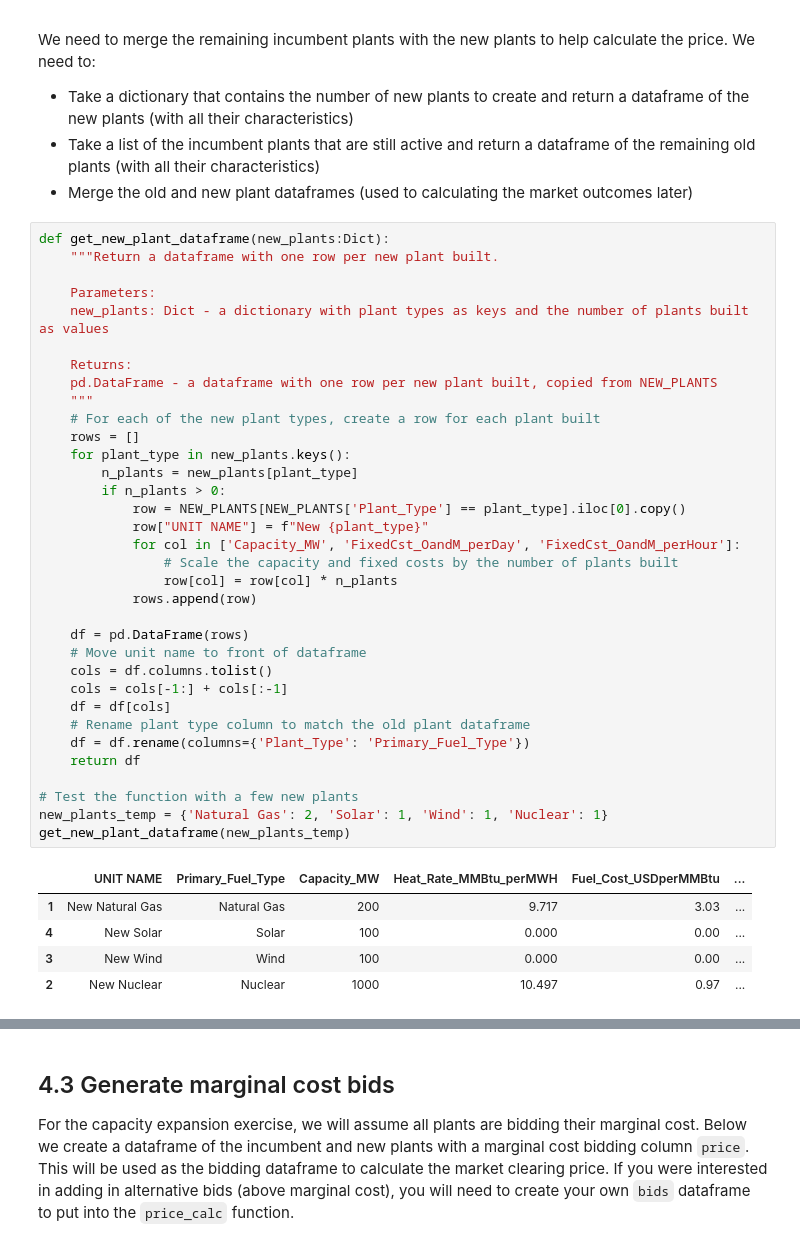
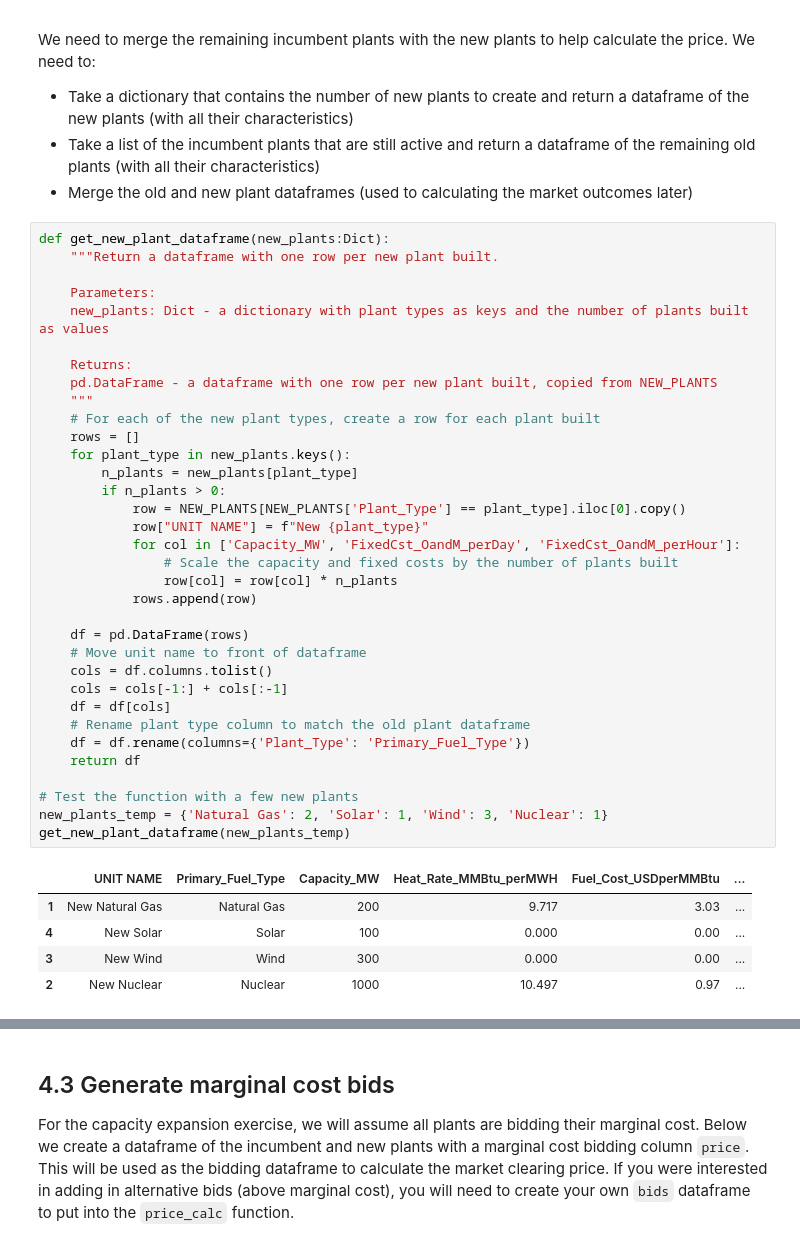
Before and after one commit to ds-modules/EEP-147-SP25, a Jupyter notebook: ESG-Analysis/ESG_CapacityExpansion_v2025.7.ipynb, the cells around one changed output, grey strips where cells are left out. Saved outputs shown, nothing was run; the diff lists cells and outputs as text.

```diff
--- a/ESG-Analysis/ESG_CapacityExpansion_v2025.7.ipynb
+++ b/ESG-Analysis/ESG_CapacityExpansion_v2025.7.ipynb
@@ -375,35 +382,35 @@ def get_new_plant_dataframe(new_plants:Dict):
     Returns:
     pd.DataFrame - a dataframe with one row per new plant built, copied from NEW_PLANTS
     """
     # For each of the new plant types, create a row for each plant built
     rows = []
     for plant_type in new_plants.keys():
         n_plants = new_plants[plant_type]
         if n_plants > 0:
             row = NEW_PLANTS[NEW_PLANTS['Plant_Type'] == plant_type].iloc[0].copy()
             row["UNIT NAME"] = f"New {plant_type}"
             for col in ['Capacity_MW', 'FixedCst_OandM_perDay', 'FixedCst_OandM_perHour']:
                 # Scale the capacity and fixed costs by the number of plants built
                 row[col] = row[col] * n_plants
             rows.append(row)
 
     df = pd.DataFrame(rows)
     # Move unit name to front of dataframe
     cols = df.columns.tolist()
     cols = cols[-1:] + cols[:-1]
     df = df[cols]
     # Rename plant type column to match the old plant dataframe
     df = df.rename(columns={'Plant_Type': 'Primary_Fuel_Type'})
     return df
 
 # Test the function with a few new plants
-new_plants_temp = {'Natural Gas': 2, 'Solar': 1, 'Wind': 1, 'Nuclear': 1}
+new_plants_temp = {'Natural Gas': 2, 'Solar': 1, 'Wind': 3, 'Nuclear': 1}
 get_new_plant_dataframe(new_plants_temp)
 # %% [output]
 |  | UNIT NAME | Primary_Fuel_Type | Capacity_MW | Heat_Rate_MMBtu_perMWH | Fuel_Cost_USDperMMBtu | ... |
 | 1 | New Natural Gas | Natural Gas | 200 | 9.717 | 3.03 | ... |
 | 4 | New Solar | Solar | 100 | 0.000 | 0.00 | ... |
-| 3 | New Wind | Wind | 100 | 0.000 | 0.00 | ... |
+| 3 | New Wind | Wind | 300 | 0.000 | 0.00 | ... |
 | 2 | New Nuclear | Nuclear | 1000 | 10.497 | 0.97 | ... |
 # %%
 def get_fleet_portfolio(active_plants: List, new_plants: Dict):
```
Also changed, not shown: parts of 10 cells of this notebook.
